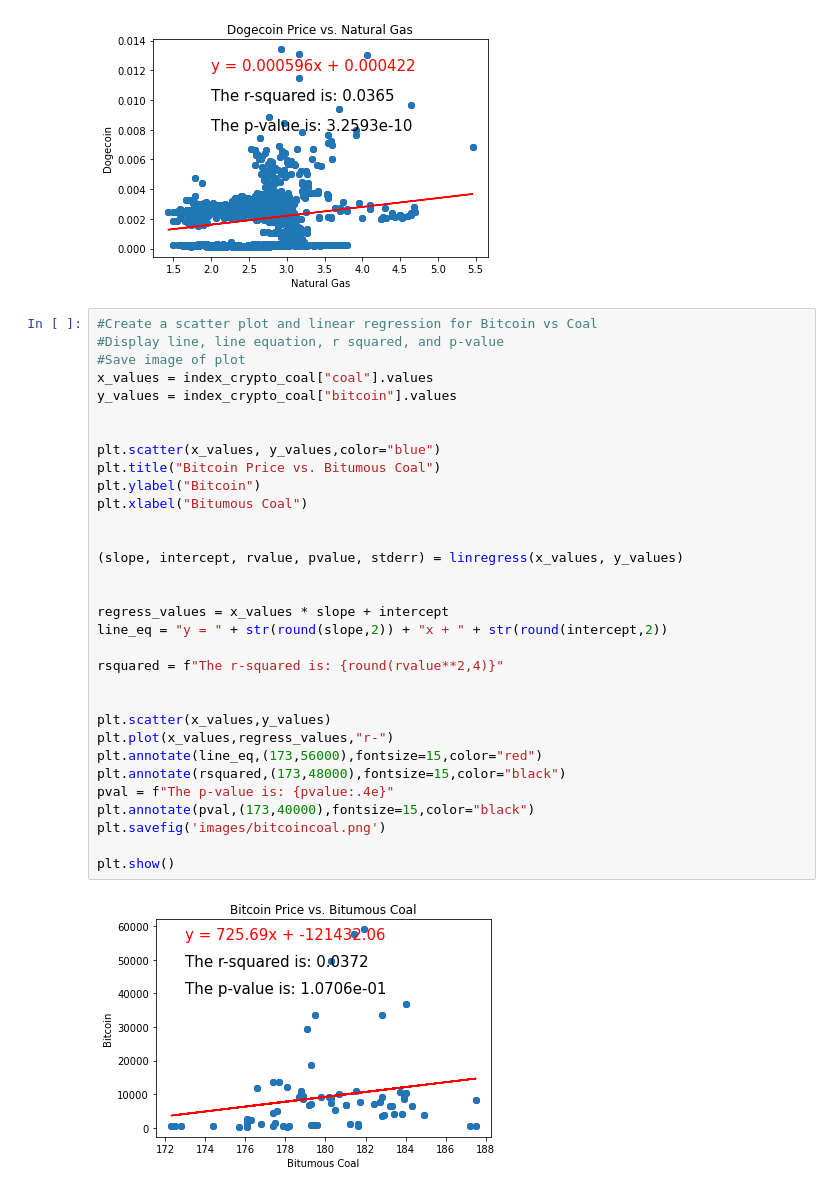
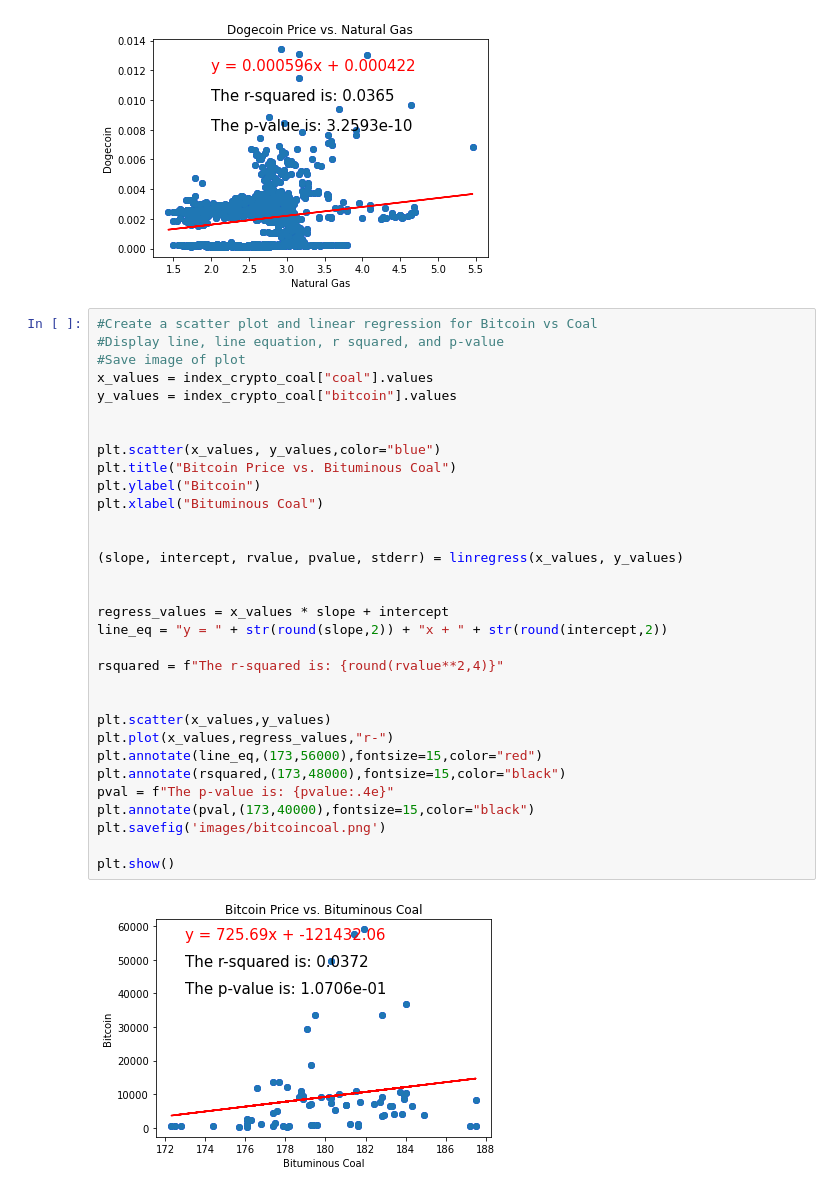
Before and after one commit to shermeenajani/Project-1-EDA, a Jupyter notebook: PullData.ipynb, the cells around one changed output. Cells and saved outputs as stored; diff of their text form.

Commit message:
Correct spelling of Bituminous

```diff
--- a/PullData.ipynb
+++ b/PullData.ipynb
@@ -766,36 +766,36 @@ plt.show()
 #Create a scatter plot and linear regression for Bitcoin vs Coal
 #Display line, line equation, r squared, and p-value
 #Save image of plot
 x_values = index_crypto_coal["coal"].values
 y_values = index_crypto_coal["bitcoin"].values
 
 
 plt.scatter(x_values, y_values,color="blue")
-plt.title("Bitcoin Price vs. Bitumous Coal")
+plt.title("Bitcoin Price vs. Bituminous Coal")
 plt.ylabel("Bitcoin")
-plt.xlabel("Bitumous Coal")
+plt.xlabel("Bituminous Coal")
 
 
 (slope, intercept, rvalue, pvalue, stderr) = linregress(x_values, y_values)
 
 
 regress_values = x_values * slope + intercept
 line_eq = "y = " + str(round(slope,2)) + "x + " + str(round(intercept,2))
 
 rsquared = f"The r-squared is: {round(rvalue**2,4)}"
 
 
 plt.scatter(x_values,y_values)
 plt.plot(x_values,regress_values,"r-")
 plt.annotate(line_eq,(173,56000),fontsize=15,color="red")
 plt.annotate(rsquared,(173,48000),fontsize=15,color="black")
 pval = f"The p-value is: {pvalue:.4e}"
 plt.annotate(pval,(173,40000),fontsize=15,color="black")
 plt.savefig('images/bitcoincoal.png')
 
 plt.show()
 # %% [output]
-[figure, old version]
+[figure, new version]
 # %%
 #Create a scatter plot and linear regression for Dogecoin vs Coal
 #Display line, line equation, r squared, and p-value
```
Also changed, not shown: parts of 3 cells of this notebook, 3 other files.
